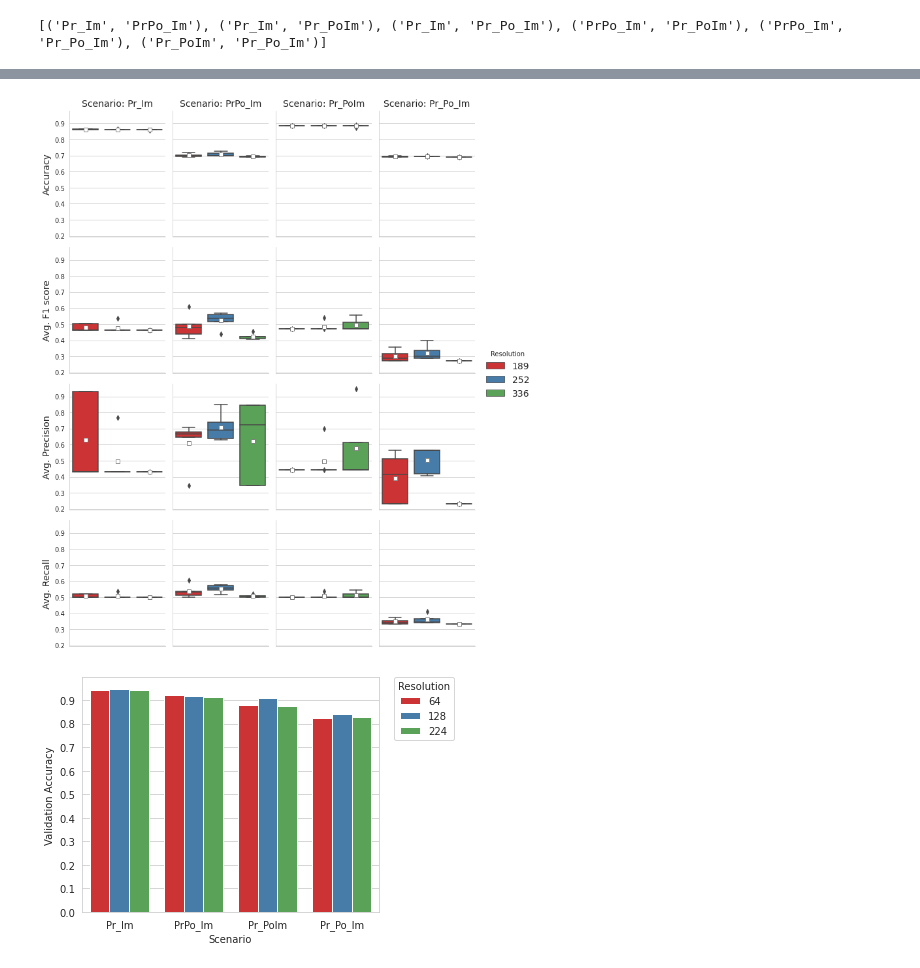
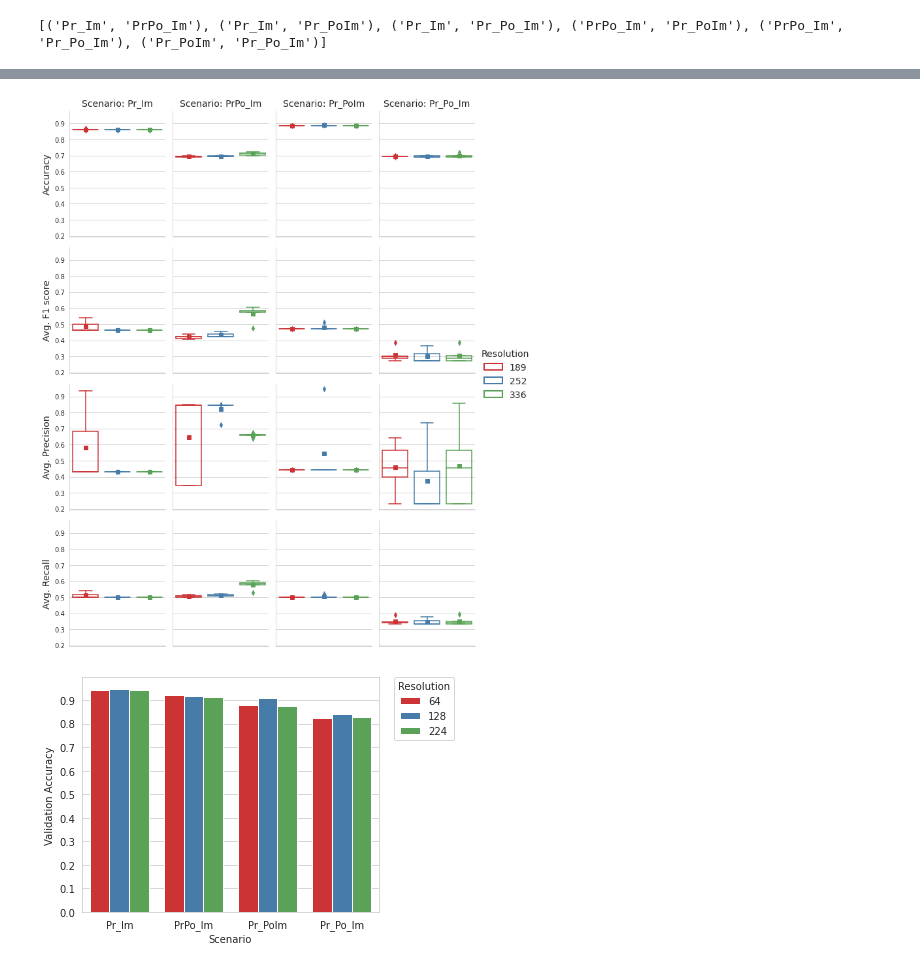
Before and after one commit to narslab/vis-inference, a Jupyter notebook: bin/jupyter/sensitivity-analysis.ipynb, the cells around one changed output, grey strips where cells are left out. Cells and saved outputs as stored; diff of their text form; code cells hidden in the pictures.

Commit message:
updated hyperparameter table and figures

```diff
--- a/bin/jupyter/sensitivity-analysis.ipynb
+++ b/bin/jupyter/sensitivity-analysis.ipynb
@@ -302,7 +287,7 @@ def plotSummaryValidationMetrics(type="box", facet=True, metrics="performance"):
                         palette= sns.color_palette("Set1", n_colors=num_resolutions), dodge = False,
                         showmeans=True,meanprops={"marker":"s","markerfacecolor":"white", "markeredgecolor":"gray"})#, capsize = .2, errwidth=1.2)
             #g.set(ylim =(.4,1))
-            g.add_legend(fontsize=14, title="Resolution", title_fontsize=14)#,bbox_to_anchor=(.9, .6), loc=2 )#, labels = row_labels)
+            g.add_legend(fontsize=14, title="Resolution", title_fontsize=16)#,bbox_to_anchor=(.9, .6), loc=2 )#, labels = row_labels)
             #g._legend(title_fontsize=18)
         elif type=="point":
             g.map_dataframe(sns.pointplot, x = "width", y = "value",  capsize = .2, errwidth=1.2)
@@ -315,34 +300,59 @@ def plotSummaryValidationMetrics(type="box", facet=True, metrics="performance"):
                 if col==0:
                     axes[row,0].set_ylabel(row_labels[row], fontsize=14)
                 if row==0:
                     axes[row,col].set_title("Scenario: " + str(axes[row,col].title).split("scenario = ")[1].split(")")[0].split("\'")[0], fontsize=14)
                 else:
                     axes[row,col].set_title("")
                 # axes[-1, col].set_xlabel("Resolution")
+
+                #Ref:https://stackoverflow.com/questions/36874697/how-to-edit-properties-of-whiskers-fliers-caps-etc-in-seaborn-boxplot
+                for i,artist in enumerate(axis.artists):
+                    # Set the linecolor on the artist to the facecolor, and set the facecolor to None
+                    col = artist.get_facecolor()
+                    artist.set_edgecolor(col)
+                    artist.set_facecolor('None')
+
+                    # Each box has 6 associated Line2D objects (to make the whiskers, fliers, etc.)
+                    # Loop over them here, and use the same colour as above
+                    # JO: now this is 7 because of square marker indicating mean value
+                    for j in range(i*7, i*7 + 7):
+                        line = axis.lines[j]
+                        line.set_color(col)
+                        line.set_mfc(col)
+                        line.set_mec(col)
+
+        # Also fix the legend
+        g.legend.set_title('Resolution',prop={'size':14})
+        for legpatch in g.legend.get_patches():
+            col = legpatch.get_facecolor()
+            legpatch.set_edgecolor(col)
+            legpatch.set_linewidth(2)
+            legpatch.set_facecolor('None')
+
         g.tight_layout()
         g.savefig("../../figures/scenario_resolution_performance_metrics_facet_" + type + "plot.png", dpi=180)
     elif facet==False:
         #plt.figure(figsize=(14,4))
         #ax = plt.subplot(121)
         if type=="box":
             g = sns.boxplot( x = "scenario", y = "value", hue = "width", data = df,
                             showmeans=True,meanprops={"marker":"s","markerfacecolor":"white", "markeredgecolor":"gray"},
                             palette= sns.color_palette("Set1", n_colors=num_resolutions))#, ax=ax)
         elif type=="bar":
             g = sns.barplot( x = "scenario", y = "value", hue = "width", data = df,  ci=None, order= ["Pr_Im", "PrPo_Im", "Pr_PoIm", "Pr_Po_Im"],
                             #showmeans=True,meanprops={"marker":"s","markerfacecolor":"white", "markeredgecolor":"gray"},
                             palette= sns.color_palette("Set1", n_colors=num_resolutions))#, ax=ax)
             g.set(yticks = np.arange(0,1,.1))
         elif type=="point":
             g = sns.pointplot(x = "scenario", y = "value", hue = "width", data = df, palette= sns.color_palette("Set1", n_colors=num_resolutions), dodge=True,capsize = .2, errwidth=1.2, boxprops=dict(alpha=.3))#, ax=ax)
         g.legend(bbox_to_anchor=(1.05, 1), loc=2, title= "Resolution",borderaxespad=0.)
         g.set(xlabel="Scenario", ylabel="Validation Accuracy")
         g.get_figure().tight_layout()
         g.get_figure().savefig("../../figures/scenario_resolution_performance_metrics" + type + "plot.png", dpi=180)
     return
 plotSummaryValidationMetrics()
 # %% [output]
-[figure, old version]
+[figure, new version]
 # %%
 def plotSummaryValidationAccuracy(type="box", facet=True, metric="val_accuracy"):
     df = getPerformanceDataFrame()
```
Also changed, not shown: parts of 6 cells of this notebook, 8 other files.
